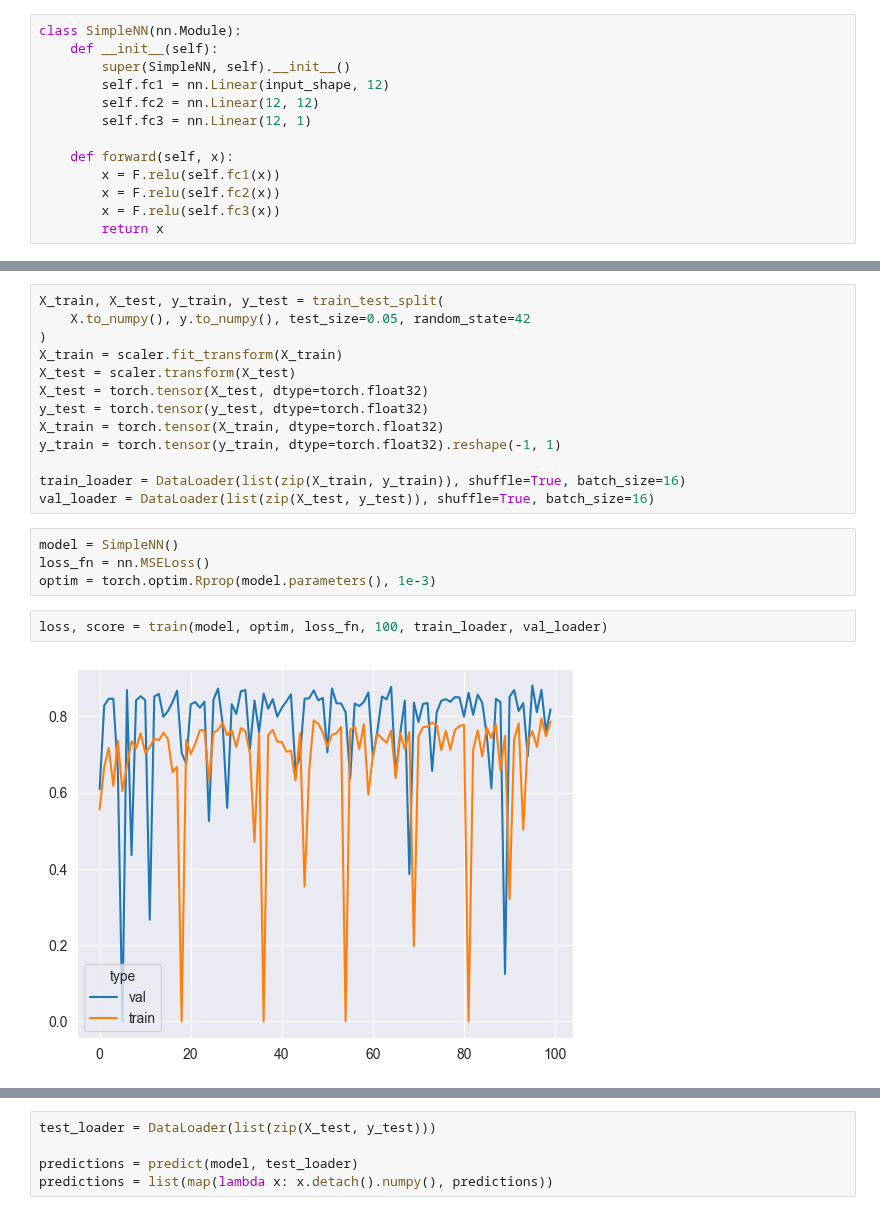
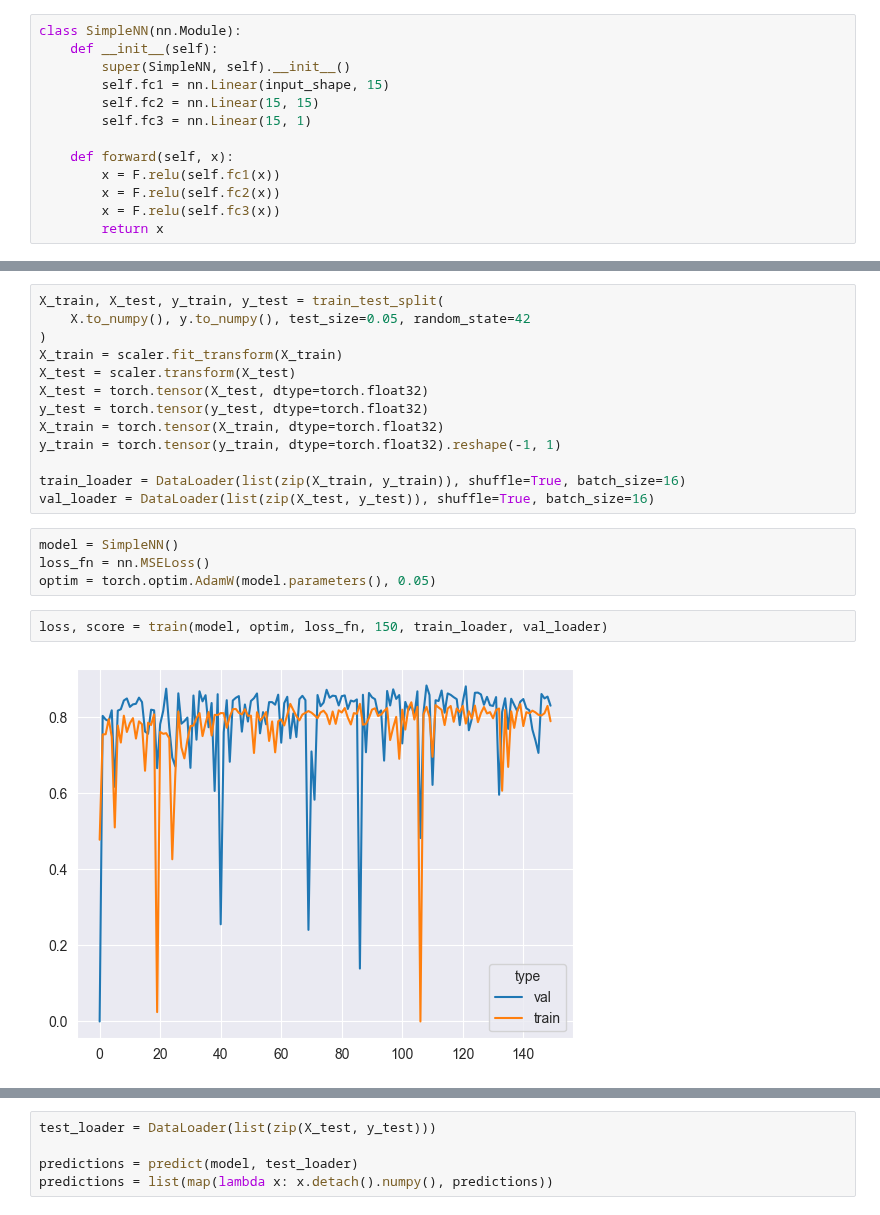
Before and after one commit to llitone/fuel-consumption-prediction, a Jupyter notebook: predictions/nn_fuelTA130.ipynb, the cells around one changed output, grey strips where cells are left out. Saved outputs shown, nothing was run; the diff lists cells and outputs as text.

```diff
--- a/predictions/nn_fuelTA130.ipynb
+++ b/predictions/nn_fuelTA130.ipynb
@@ -97,9 +97,9 @@ input_shape = X.shape[1]
 class SimpleNN(nn.Module):
     def __init__(self):
         super(SimpleNN, self).__init__()
-        self.fc1 = nn.Linear(input_shape, 12)
-        self.fc2 = nn.Linear(12, 12)
-        self.fc3 = nn.Linear(12, 1)
+        self.fc1 = nn.Linear(input_shape, 15)
+        self.fc2 = nn.Linear(15, 15)
+        self.fc3 = nn.Linear(15, 1)
 
     def forward(self, x):
         x = F.relu(self.fc1(x))
@@ -186,8 +186,8 @@ val_loader = DataLoader(list(zip(X_test, y_test)), shuffle=True, batch_size=16)
 # %%
 model = SimpleNN()
 loss_fn = nn.MSELoss()
-optim = torch.optim.Rprop(model.parameters(), 1e-3)
+optim = torch.optim.AdamW(model.parameters(), 0.05)
 # %%
-loss, score = train(model, optim, loss_fn, 100, train_loader, val_loader)
+loss, score = train(model, optim, loss_fn, 150, train_loader, val_loader)
 # %% [output]
-[figure, old version]
+[figure, new version]
```
Also changed, not shown: parts of 8 cells of this notebook, 3 other files.
